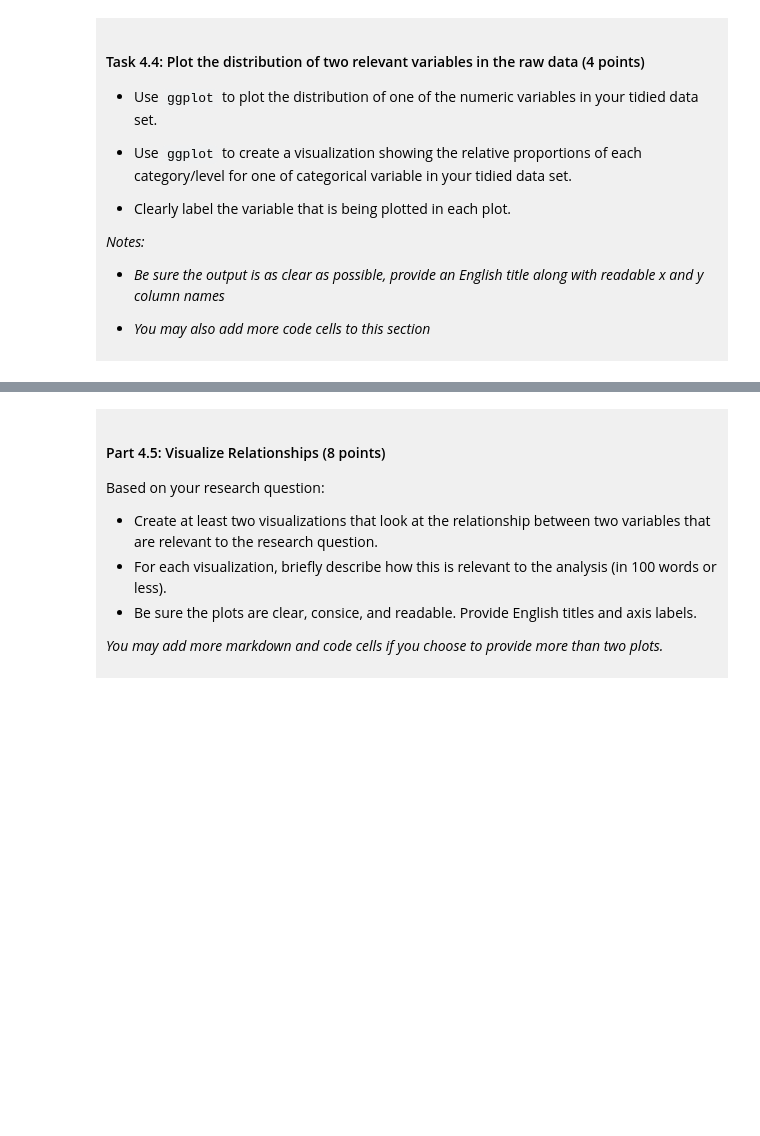
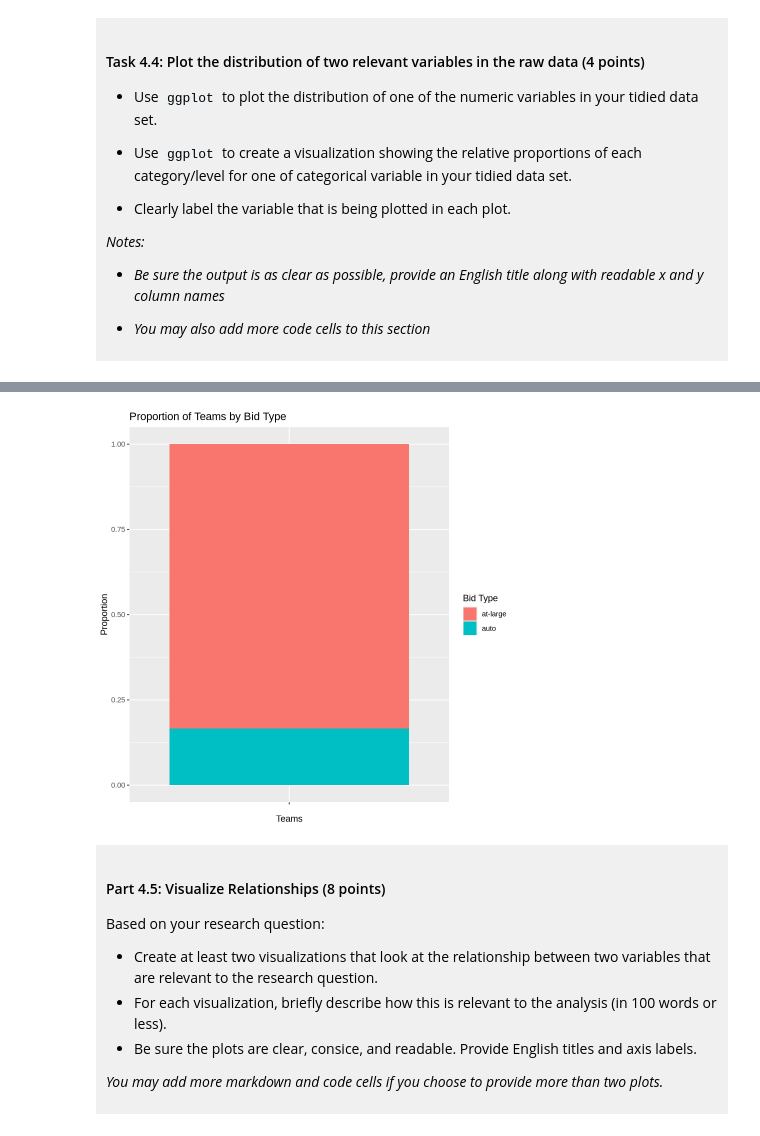
Before and after one commit to Sylvia0921/dsci-100-project-Yi-Jiang, a Jupyter notebook: dsci-100-project-notebook.ipynb, the cells around one changed output, grey strips where cells are left out. Cells and saved outputs as stored; diff of their text form; code cells hidden in the pictures; blank space fills up the shorter version.

```diff
--- a/dsci-100-project-notebook.ipynb
+++ b/dsci-100-project-notebook.ipynb
@@ -294,5 +340,16 @@ You will refine your research question (if needed) and produce a tidy data set.
 # %%
-### EDIT THIS CODE CELL FOR PLOT 2 ###
+tidy_data |>
+  filter(!is.na(bid)) |>
+  ggplot(aes(x = "", fill = bid)) +
+  geom_bar(position = "fill") +
+  labs(
+    title = "Proportion of Teams by Bid Type",
+    x = "Teams",
+    y = "Proportion",
+    fill = "Bid Type"
+  )
+# %% [output]
+[figure, added]
 # %% [markdown]
 <div style="background-color: #f0f0f0; padding: 10px;">
 
```
Also changed, not shown: parts of 10 cells of this notebook.
